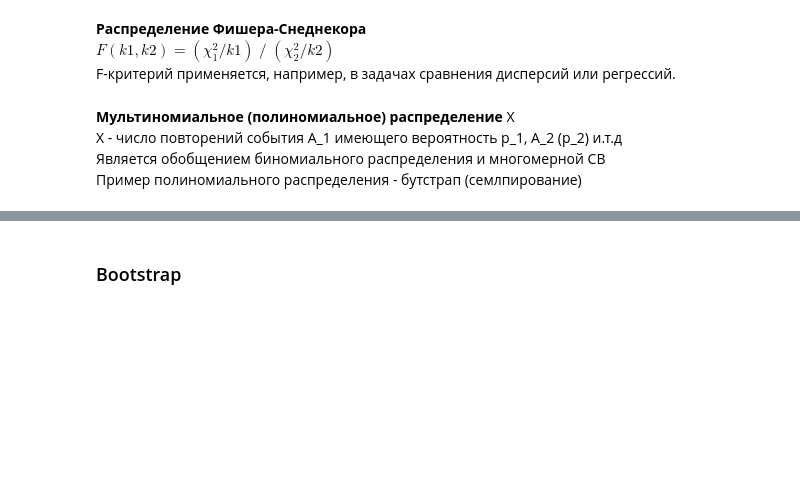
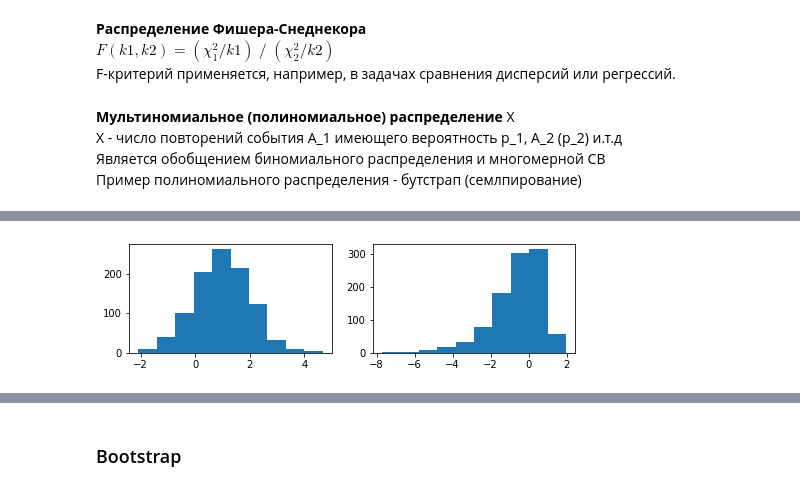
Before and after one commit to gavrevnik/analytics_tools, a Jupyter notebook: Статистика.ipynb, the cells around one changed output, grey strips where cells are left out. Drawn from its saved outputs; the diff is of its cells as text; code cells hidden in the pictures; blank space fills up the shorter version.

```diff
--- a/Статистика.ipynb
+++ b/Статистика.ipynb
@@ -168,0 +208,9 @@ np.random.choice(val_list, replace=True) # данная случайная ве
+# %%
+# (2) чистое логарифмирование не идеально выравнивает хвосты экспоненц распределение,
+# так как ЛОГАРИФМ УБЫВАЕТ ОЧЕНЬ БЫСТРО ПРИ Y->0 (образуется обратный хвост)
+y_logn = np.random.lognormal(mean=1, sigma=1, size=1000)
+y_exp = np.random.exponential(scale=1, size=1000)
+fig, ax = plt.subplots(nrows=1, ncols=2, figsize=(8, 2))
+ax[0].hist(np.log(y_logn), bins=10); ax[1].hist(np.log(y_exp), bins=10); plt.show()
+# %% [output]
+[figure, added]
```
Also changed, not shown: parts of 9 cells of this notebook, 1 other file.
